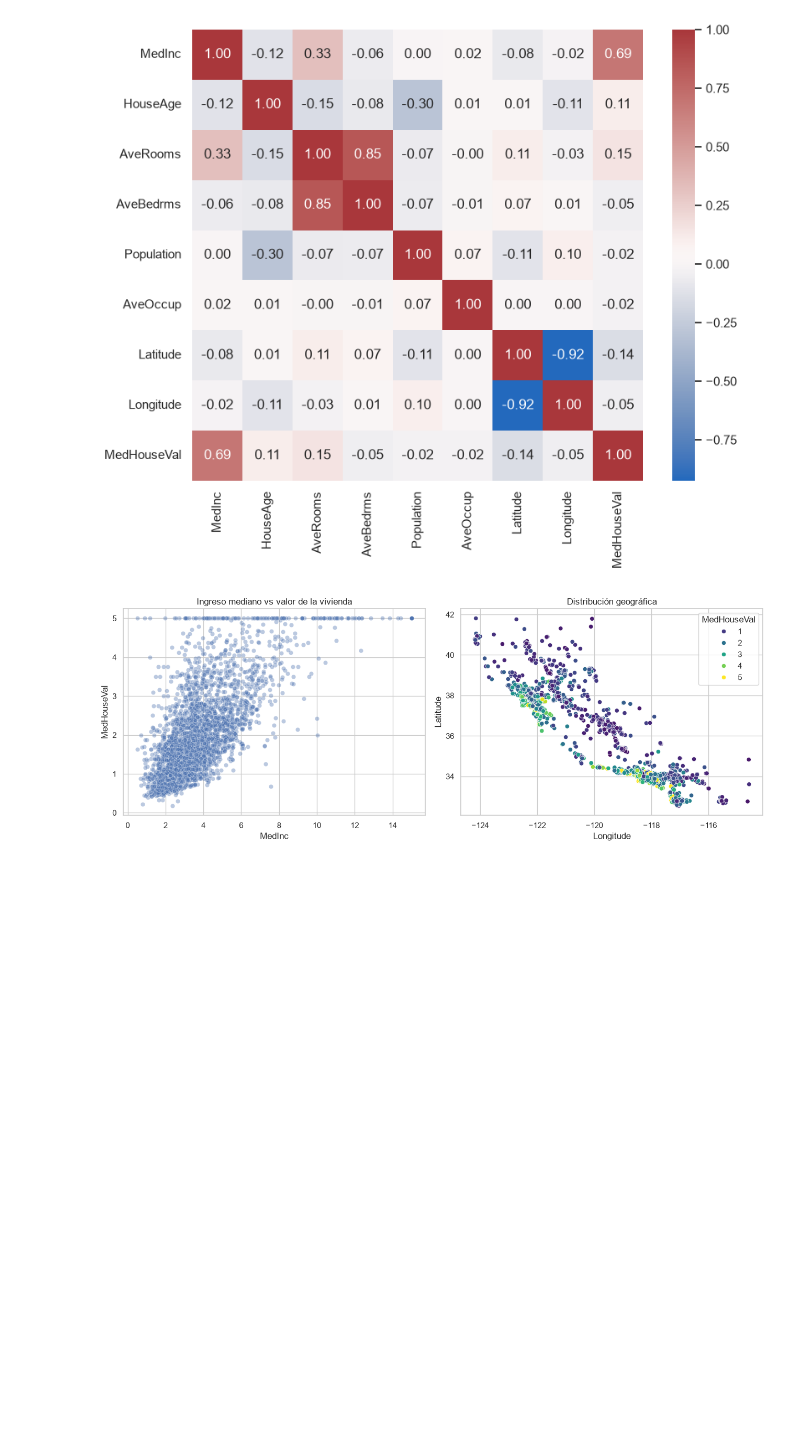
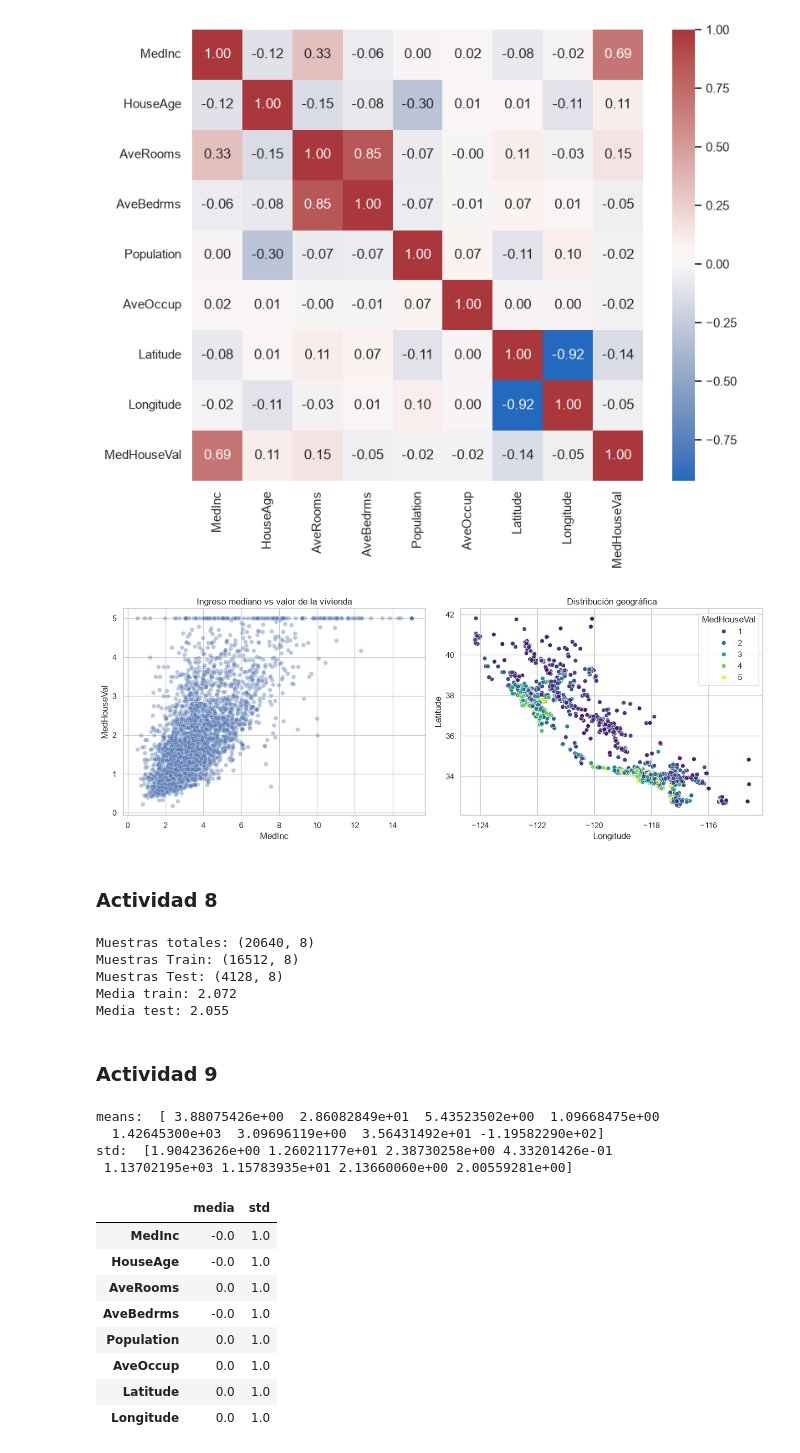
Before and after one commit to marcell-llerena/datascience-g8, a Jupyter notebook: notebooks/20260902_33_regresion_lineal.ipynb, the cells around one changed output. Cells and saved outputs as stored; diff of their text form; code cells hidden in the pictures; blank space fills up the shorter version.

```diff
--- a/notebooks/20260902_33_regresion_lineal.ipynb
+++ b/notebooks/20260902_33_regresion_lineal.ipynb
@@ -162,3 +162,32 @@ plt.tight_layout()
 plt.show()
 # %% [output]
 [figure]
+# %% [markdown]
+### Actividad 8
+# %%
+from sklearn.model_selection import train_test_split
+
+X = df.drop(columns="MedHouseVal")
+y = df["MedHouseVal"]
+
+X_train, X_test, y_train, y_test = train_test_split(
+    X,
+    y,
+    test_size=0.2,
+    random_state=RANDOM_STATE
+)
+
+print(f"Muestras totales: {X.shape}")
+print(f"Muestras Train: {X_train.shape}")
+print(f"Muestras Test: {X_test.shape}")
+
+print(f"Media train: {y_train.mean():.3f}")
+print(f"Media test: {y_test.mean():.3f}")
+# %% [output]
+Muestras totales: (20640, 8)
+Muestras Train: (16512, 8)
+Muestras Test: (4128, 8)
+Media train: 2.072
+Media test: 2.055
+# %% [markdown]
+### Actividad 9
@@ -164,0 +203,46 @@ plt.show()
+# %%
+
+def make_pipeline(modelo):
+    pipeline = Pipeline(
+        [
+            (
+                "prep", Pipeline([
+                    ("imputer", SimpleImputer(strategy="median")),
+                    ("scaler", StandardScaler())
+                ])
+            ),
+            (
+                ("model", modelo)
+            )
+        ]
+    )
+    return pipeline
+
+prepro_pipeline = make_pipeline(LinearRegression()).named_steps["prep"]
+prepro_pipeline.fit(X_train)
+
+print("means: ", prepro_pipeline.named_steps["scaler"].mean_)
+print("std: ", prepro_pipeline.named_steps["scaler"].scale_)
+
+X_train_scaled = prepro_pipeline.transform(X_train)
+# %% [output]
+means:  [ 3.88075426e+00  2.86082849e+01  5.43523502e+00  1.09668475e+00
+  1.42645300e+03  3.09696119e+00  3.56431492e+01 -1.19582290e+02]
+std:  [1.90423626e+00 1.26021177e+01 2.38730258e+00 4.33201426e-01
+ 1.13702195e+03 1.15783935e+01 2.13660060e+00 2.00559281e+00]
+# %%
+stats_df = pd.DataFrame({
+    "media": X_train_scaled.mean(axis=0),
+    "std": X_train_scaled.std(axis=0)
+}, index=X_train.columns)
+stats_df.round(3)
+# %% [output]
+|  | media | std |
+| MedInc | -0.0 | 1.0 |
+| HouseAge | -0.0 | 1.0 |
+| AveRooms | 0.0 | 1.0 |
+| AveBedrms | -0.0 | 1.0 |
+| Population | 0.0 | 1.0 |
+| AveOccup | 0.0 | 1.0 |
+| Latitude | 0.0 | 1.0 |
+| Longitude | 0.0 | 1.0 |
```
Also changed, not shown: parts of 4 cells of this notebook.
